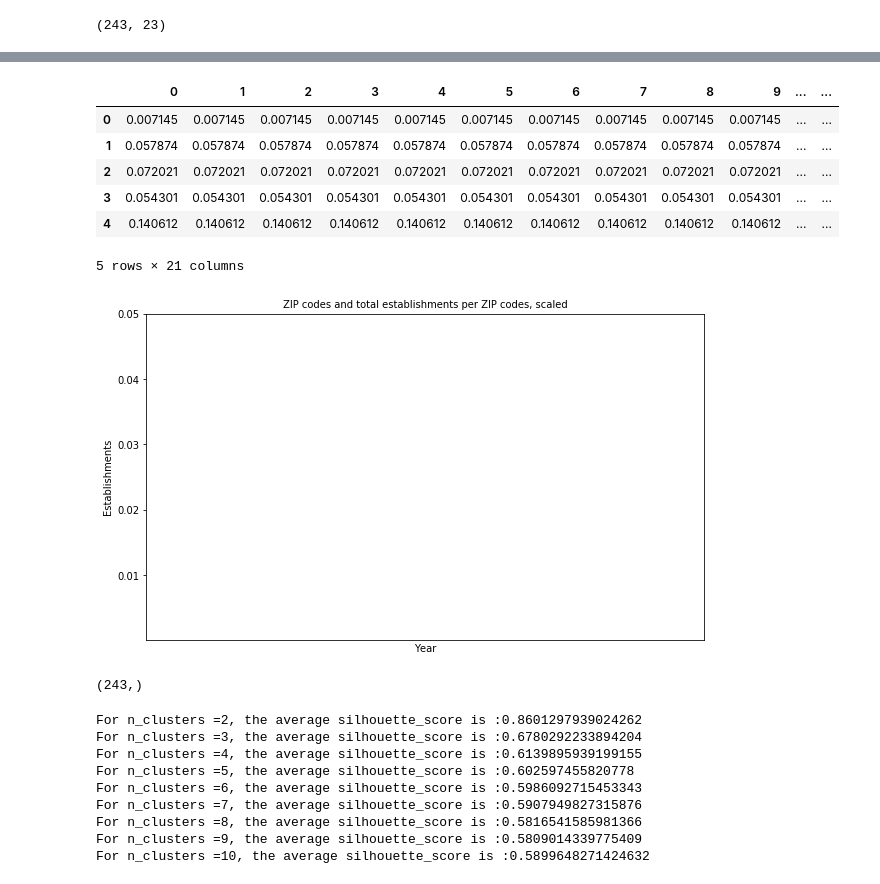
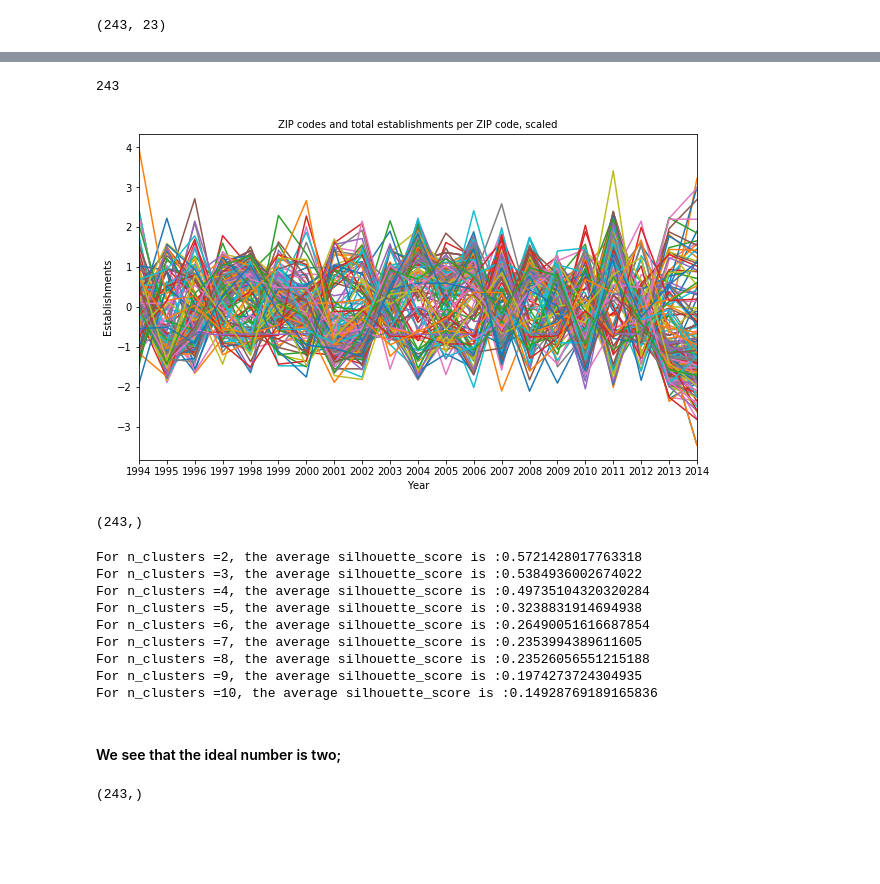
Before and after one commit to Fekade/PUI2018_fb1182, a Jupyter notebook: HW12_fb1182/HW11_Assignment1_instructions.ipynb, the cells around one changed output, grey strips where cells are left out. Cells and saved outputs as stored; diff of their text form; code cells hidden in the pictures; blank space fills up the shorter version.

```diff
--- a/HW12_fb1182/HW11_Assignment1_instructions.ipynb
+++ b/HW12_fb1182/HW11_Assignment1_instructions.ipynb
@@ -292,0 +284,2 @@ NYCzip.head()
+# %%
+NYC = pd.merge(NYCzip, dff, on='zip', how='inner')
@@ -349,3 +314,5 @@ cleancsb
+# %%
+cleancsb = NYC.set_index('zip')
 # %%
 cleancsb.head()
 # %% [output]
@@ -368 +327,3 @@ vals = cleancsb
+# %%
+cleancsb.index = cleancsb.index.sort_values()
 # %%
@@ -383,0 +344,3 @@ scalzip = pd.DataFrame(scaler.fit_transform(vals.iloc[:,2:]))
+# %%
+for i in range(len(cleancsb)):
+    cleancsb.iloc[i,1:] = (cleancsb.iloc[i,1:] - cleancsb.iloc[i,1:].mean()) / cleancsb.iloc[i,1:].std()
@@ -410,23 +384,16 @@ scalzip.describe()
-# %%
-scalzip.head()
-# %% [output]
-|  | 0 | 1 | 2 | 3 | 4 | 5 | 6 | 7 | 8 | 9 | ... | ... |
-| 0 | 0.007145 | 0.007145 | 0.007145 | 0.007145 | 0.007145 | 0.007145 | 0.007145 | 0.007145 | 0.007145 | 0.007145 | ... | ... |
-| 1 | 0.057874 | 0.057874 | 0.057874 | 0.057874 | 0.057874 | 0.057874 | 0.057874 | 0.057874 | 0.057874 | 0.057874 | ... | ... |
-| 2 | 0.072021 | 0.072021 | 0.072021 | 0.072021 | 0.072021 | 0.072021 | 0.072021 | 0.072021 | 0.072021 | 0.072021 | ... | ... |
-| 3 | 0.054301 | 0.054301 | 0.054301 | 0.054301 | 0.054301 | 0.054301 | 0.054301 | 0.054301 | 0.054301 | 0.054301 | ... | ... |
-| 4 | 0.140612 | 0.140612 | 0.140612 | 0.140612 | 0.140612 | 0.140612 | 0.140612 | 0.140612 | 0.140612 | 0.140612 | ... | ... |
-5 rows × 21 columns
+# %%
+len(cleancsb)
+# %% [output]
+243
 # %%
 # we can plot the standardized dataframe
 pl.figure(figsize=(10,6))
-for i in range(len(scalzip)):
-    plt.plot(columns, scalzip.iloc[i,0:])
-pl.xlim(1994,2014)
-pl.ylim(0.0001,0.05)
-pl.title('ZIP codes and total establishments per ZIP codes, scaled', fontsize=10)
+for i in range(len(cleancsb)):
+    pl.plot(cleancsb.iloc[i,1:])
+pl.xlim('1994','2014')
+pl.title('ZIP codes and total establishments per ZIP code, scaled', fontsize=10)
 pl.xlabel('Year')
 pl.ylabel('Establishments');
 # %% [output]
-[figure, old version]
+[figure, new version]
 # %%
@@ -439,10 +404,8 @@ scalzip.std(axis=1).shape
 # %% [output]
 (243,)
 # %%
-#cluster with kmeans
-
 #km = KMeans(n_clusters=nc, random_state=444).fit(vals)
-X=np.asarray(scalzip.iloc[:,2:])
+X=np.asarray(cleancsb.iloc[:,1:])
 range_n_clusters = [2,3,4,5,6,7,8,9,10]
 for n_clusters in range_n_clusters: #try different numbers of clusters
     km = KMeans(n_clusters=n_clusters, random_state=324)
@@ -451,12 +414,18 @@ for n_clusters in range_n_clusters: #try different numbers of clusters
     silhouette_avg = silhouette_score(X, cluster_labels)
     print("For n_clusters ={},".format(n_clusters)+" the average silhouette_score is :{}".format(silhouette_avg))
 # %% [output]
-For n_clusters =2, the average silhouette_score is :0.8601297939024262
-For n_clusters =3, the average silhouette_score is :0.6780292233894204
-For n_clusters =4, the average silhouette_score is :0.6139895939199155
-For n_clusters =5, the average silhouette_score is :0.602597455820778
-For n_clusters =6, the average silhouette_score is :0.5986092715453343
-For n_clusters =7, the average silhouette_score is :0.5907949827315876
-For n_clusters =8, the average silhouette_score is :0.5816541585981366
-For n_clusters =9, the average silhouette_score is :0.5809014339775409
-For n_clusters =10, the average silhouette_score is :0.5899648271424632
+For n_clusters =2, the average silhouette_score is :0.5721428017763318
+For n_clusters =3, the average silhouette_score is :0.5384936002674022
+For n_clusters =4, the average silhouette_score is :0.49735104320320284
+For n_clusters =5, the average silhouette_score is :0.3238831914694938
+For n_clusters =6, the average silhouette_score is :0.26490051616687854
+For n_clusters =7, the average silhouette_score is :0.2353994389611605
+For n_clusters =8, the average silhouette_score is :0.23526056551215188
+For n_clusters =9, the average silhouette_score is :0.1974273724304935
+For n_clusters =10, the average silhouette_score is :0.14928769189165836
+# %% [markdown]
+#### We see that the ideal number is two;
+# %%
+km.labels_.shape
+# %% [output]
+(243,)
```
Also changed, not shown: parts of 43 cells of this notebook.
